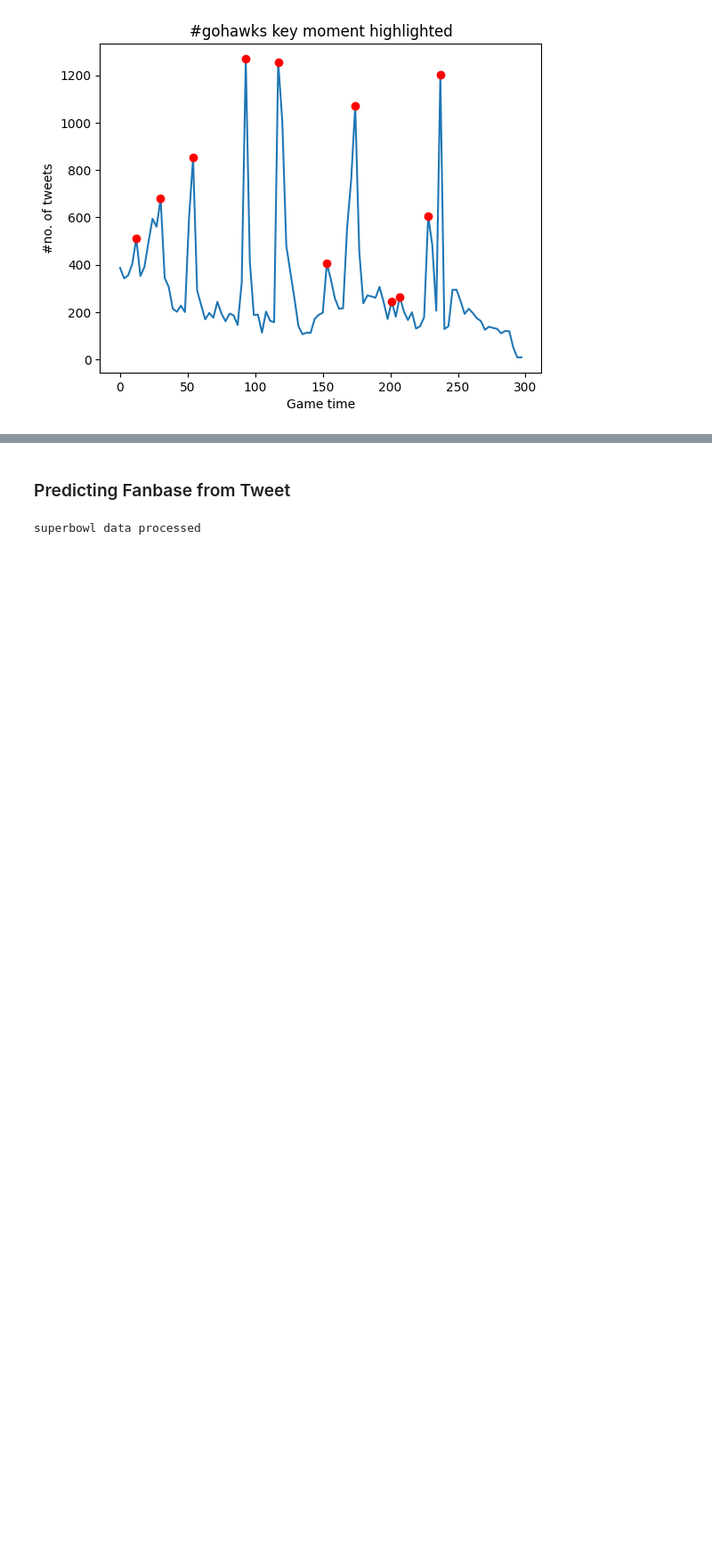
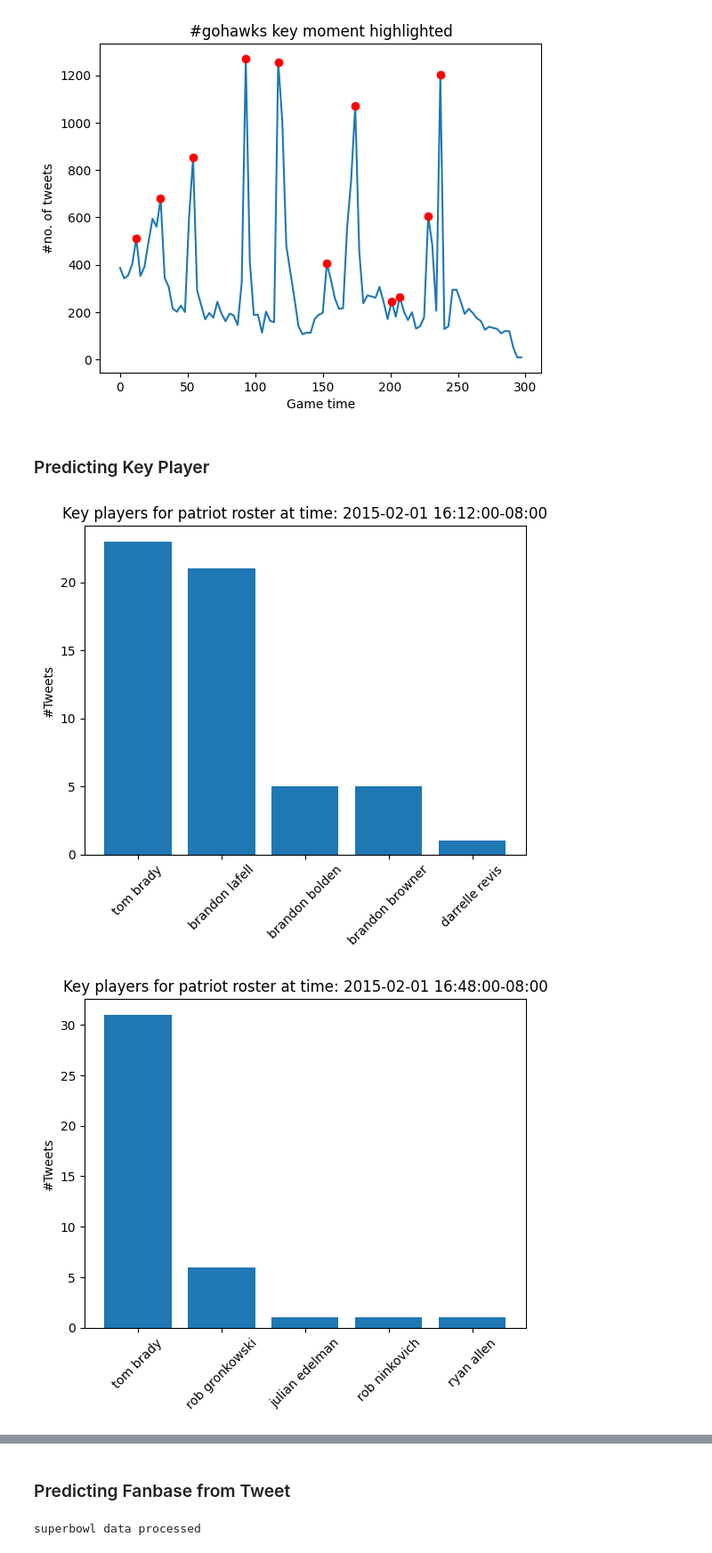
Before and after one commit to diplav09/Regression-Analysis, a Jupyter notebook: Twitter_Data.ipynb, the cells around one changed output, grey strips where cells are left out. Shown at 89% size. Drawn from its saved outputs; the diff is of its cells as text; code cells hidden in the pictures; blank space fills up the shorter version.

Commit message:
added most valuable player at different time in the game

```diff
--- a/Twitter_Data.ipynb
+++ b/Twitter_Data.ipynb
@@ -715,7 +715,7 @@ def plot_and_get_key_moment(data, duration, title, x_label, y_label, Thresh):
 
     return peaks, timestamps[peaks], tweets
 
-def getAssociatedPlayers(keyData, roster):
+def get_key_player(keyData, roster):
     keyPoints = len(keyData)
 
     counts = {}
@@ -766,3 +766,24 @@ peaks_gohawks, timestamp_gohawks, tweet_gohawks = plot_and_get_key_moment(inGame
 # %% [output]
 [figure]
 [figure]
+# %% [markdown]
+### Predicting Key Player
+# %%
+key_times_gopatriots = timestamp_gopatriots
+
+for id, tweet in enumerate(tweet_gopatriots):
+    mvp = get_key_player(tweet, patriots_roster)
+    top_five = list(mvp.keys())[0:5]
+
+    values = []
+    for top in top_five:
+        values.append(mvp[top])
+
+    plt.bar(top_five, values)
+    plt.xticks(rotation = 45)
+    plt.title("Key players for patriot roster at time: {}". format(key_times_gopatriots[id]))
+    plt.ylabel("#Tweets")
+    plt.show()
+# %% [output]
+[figure, added]
+[figure, added]
```
Also changed, not shown: parts of 10 cells of this notebook.
